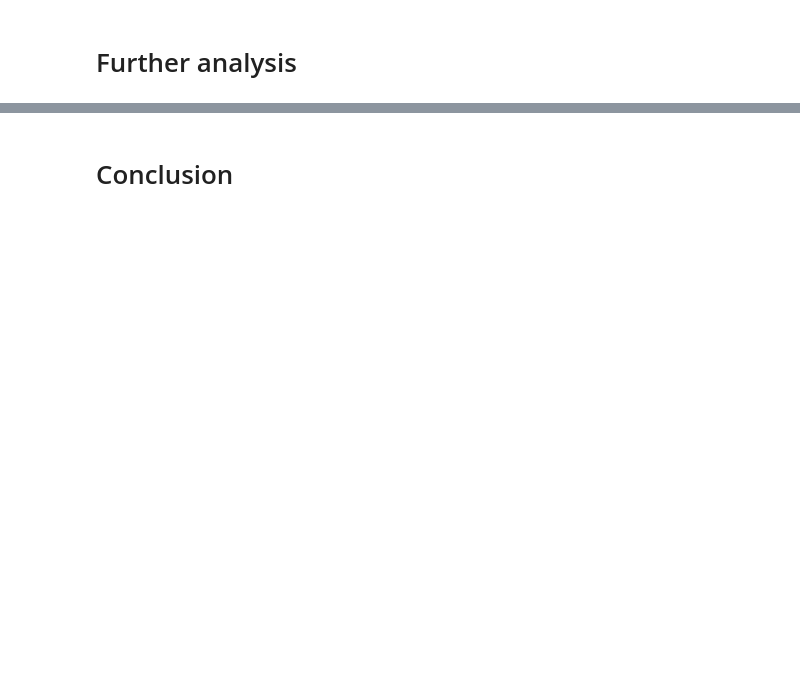
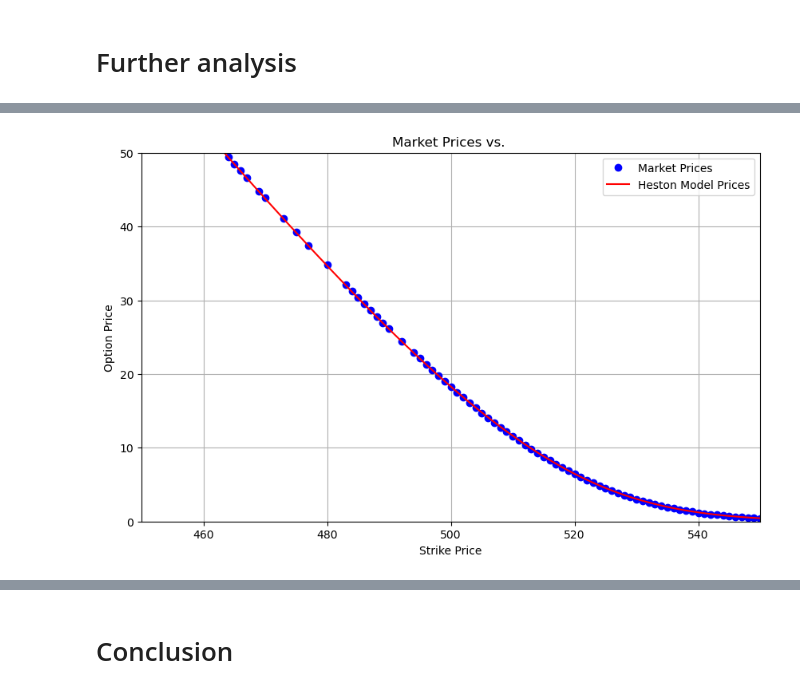
Before and after one commit to NumEconCopenhagen/projects-2024-victor, a Jupyter notebook: modelproject/modelproject.ipynb, the cells around one changed output, grey strips where cells are left out. Drawn from its saved outputs; the diff is of its cells as text; code cells hidden in the pictures; blank space fills up the shorter version.

```diff
--- a/modelproject/modelproject.ipynb
+++ b/modelproject/modelproject.ipynb
@@ -271,15 +366,15 @@ def heston_call_price(S0, K, T, r, kappa, theta, sigma, rho, v0, lambda_=0):
     return S0 * (0.5 + integral/np.pi) - K * np.exp(-r * T) * (0.5 + integrate.quad(lambda u: (cmath.exp(-i * u * np.log(K)) * heston_char_function(u, T, S0, v0, kappa, theta, sigma, rho, r) / (i * u)).real, 0, np.inf)[0] / np.pi)
 
 # parameters guesses
-S0 = 100     # asset price
-K = 100      # Strike price
-T = 1        # Time to maturity
-r = 0     # Risk-free rate
-kappa = 1.0  # Rate of mean reversion
-theta = 0.09  # Long-term variance
-sigma = 1  # vol-of-vol
-rho = -0.3   # Correlation
-v0 = 0.09    # Initial variance
+S0 = 509     # asset price
+K = 509      # Strike price
+T = 0.154        # Time to maturity
+r = 0.05     # Risk-free rate
+kappa = 0.33  # Rate of mean reversion
+theta = 0.014  # Long-term variance
+sigma = 0.49  # vol-of-vol
+rho = -0.62   # Correlation
+v0 = 0.0028    # Initial variance
 
 # Calculate the call price
 price = heston_call_price(S0, K, T, r, kappa, theta, sigma, rho, v0)
@@ -395,0 +524,75 @@ Option value:  10.318268154685633
+# %%
+import numpy as np
+import pandas as pd
+from scipy.fft import fft
+from functools import partial
+import matplotlib.pyplot as plt
+import warnings
+
+# Load the dataset
+data = pd.read_csv('options_21-06.csv')
+strikes = data['Strike'].values
+market_prices = data['Midpoint'].values
+
+# Fixed values for underlying price, risk-free rate, and maturity
+S0 = 509  # Example value, replace with actual underlying price
+r = 0.0526  # Example value, replace with actual risk-free rate
+tau = 39/252  # Example value, replace with actual maturity (in years)
+
+# Chosen values for the Heston model parameters
+S0 = 509     # asset price
+T = 0.154        # Time to maturity
+r = 0.05     # Risk-free rate
+kappa = 1.1604333246796712
+theta = 0.15598790819443784
+sigma = 0.4918022078887363
+rho = -0.6094460562477696
+v0 = 0.004388695626548049
+
+# Define the Heston characteristic function
+def heston_char_function(u, T, S0, v0, kappa, theta, sigma, rho, r):
+    i = complex(0, 1)
+    d = cmath.sqrt((rho * sigma * i * u - kappa)**2 + (sigma**2) * (i * u + u**2))
+    g = (kappa - rho * sigma * i * u - d) / (kappa - rho * sigma * i * u + d)
+
+    C = r * i * u * T + (kappa * theta / sigma**2) * ((kappa - rho * sigma * i * u - d) * T - 2 * cmath.log((1 - g * cmath.exp(-d * T))/(1 - g)))
+    D = (kappa - rho * sigma * i * u - d) / sigma**2 * ((1 - cmath.exp(-d * T)) / (1 - g * cmath.exp(-d * T)))
+
+    return cmath.exp(C + D * v0 + i * u * cmath.log(S0))
+
+# Define the Heston model call price function
+def heston_call_price(S0, K, T, r, kappa, theta, sigma, rho, v0, lambda_=0):
+    i = complex(0, 1)
+
+    integrand1 = lambda u: (cmath.exp(-i * u * np.log(K)) * heston_char_function(u - i, T, S0, v0, kappa, theta, sigma, rho, r) / (i * u * heston_char_function(-i, T, S0, v0, kappa, theta, sigma, rho, r))).real
+    integral1 = quad(integrand1, 0, np.inf)[0]
+
+    integrand2 = lambda u: (cmath.exp(-i * u * np.log(K)) * heston_char_function(u, T, S0, v0, kappa, theta, sigma, rho, r) / (i * u)).real
+    integral2 = quad(integrand2, 0, np.inf)[0]
+
+    return S0 * (0.5 + integral1 / np.pi) - K * np.exp(-r * T) * (0.5 + integral2 / np.pi)
+
+# Calculate model prices using the chosen parameters
+models_prices = np.array([heston_call_price(S0, K, tau, r, kappa, theta, sigma, rho, v0) for K in strikes])
+
+def objective(params):
+    kappa, theta, sigma, rho, v0 = params
+    model_prices = np.array([heston_call_price(S0, K, tau, r, kappa, theta, sigma, rho, v0) for K in strikes])
+    weights = 1 / np.maximum(spreads, 1e-10)  # Prevent division by zero
+    sse = np.sum(weights * (model_prices - market_prices) ** 2)
+    print(f"Params: {params}, SSE: {sse}")
+    return sse
+
+# Plot the results
+plt.figure(figsize=(10, 6))
+plt.plot(strikes, market_prices, 'bo', label='Market Prices')
+plt.plot(strikes, models_prices, 'r-', label='Heston Model Prices')
+plt.xlabel('Strike Price')
+plt.ylabel('Option Price')
+plt.title('Market Prices vs. ')
+plt.legend()
+plt.xlim(450, 550)
+plt.ylim(0, 50)
+plt.grid(True)
+plt.show()
+# %% [output]
@@ -395,0 +609 @@ Option value:  10.318268154685633
+[figure, added]
```
Also changed, not shown: parts of 26 cells of this notebook, 4 other files.
